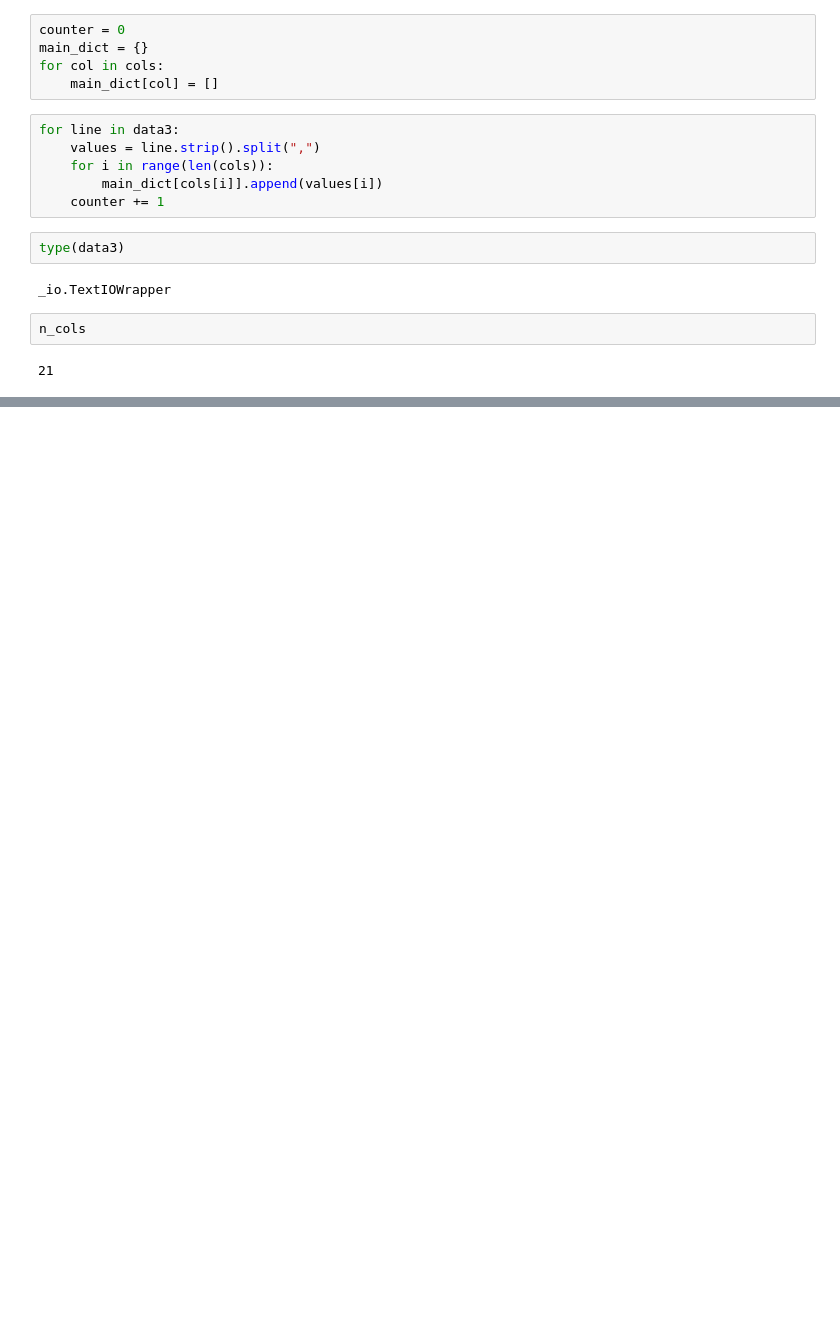
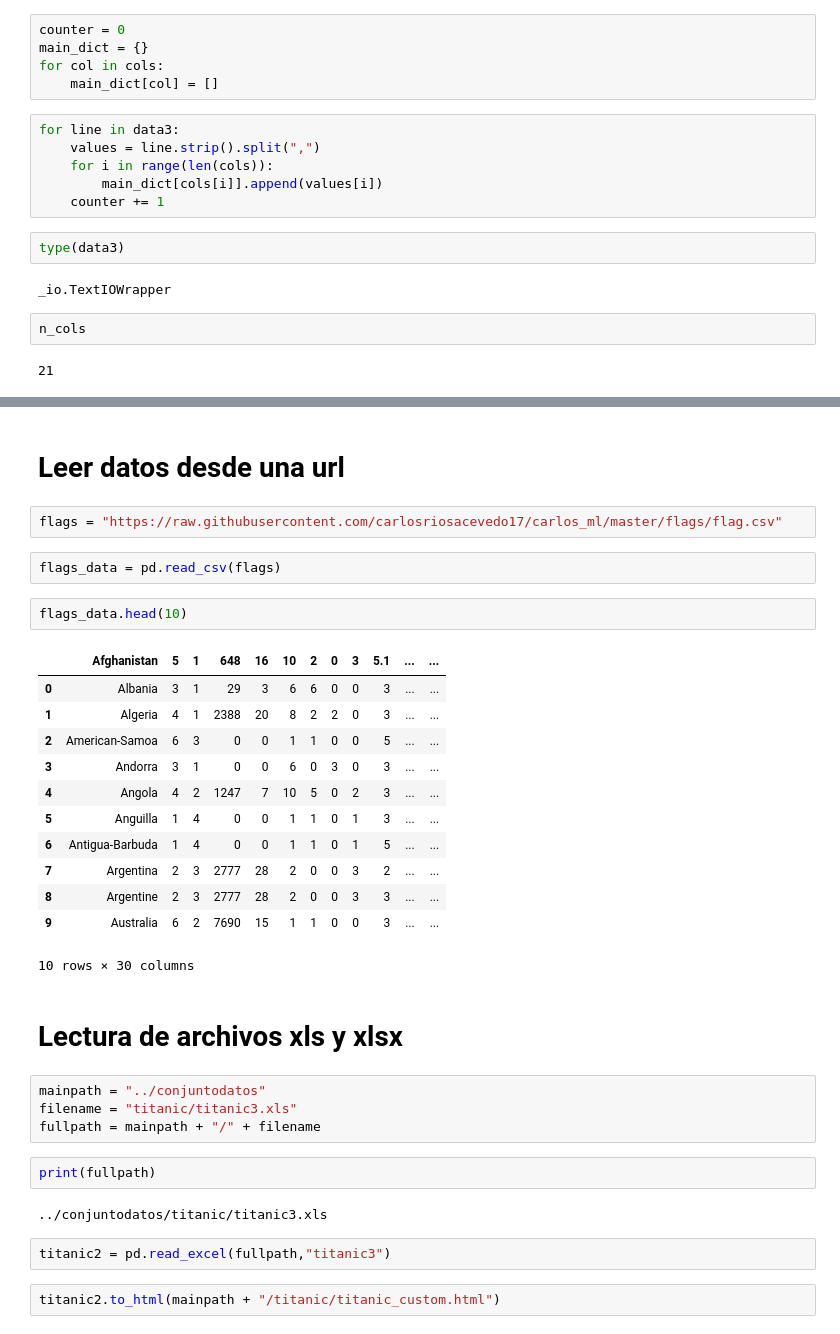
Before and after one commit to carlosriosacevedo17/mlverano, a Jupyter notebook: lecturas_csv.ipynb, the cells around one changed output, grey strips where cells are left out. Cells and saved outputs as stored; diff of their text form; blank space fills up the shorter version.

```diff
--- a/lecturas_csv.ipynb
+++ b/lecturas_csv.ipynb
@@ -107,0 +142,35 @@ n_cols
+# %% [markdown]
+# Leer datos desde una url
+# %%
+flags = "https://raw.githubusercontent.com/carlosriosacevedo17/carlos_ml/master/flags/flag.csv"
+# %%
+flags_data = pd.read_csv(flags)
+# %%
+flags_data.head(10)
+# %% [output]
+|  | Afghanistan | 5 | 1 | 648 | 16 | 10 | 2 | 0 | 3 | 5.1 | ... | ... |
+| 0 | Albania | 3 | 1 | 29 | 3 | 6 | 6 | 0 | 0 | 3 | ... | ... |
+| 1 | Algeria | 4 | 1 | 2388 | 20 | 8 | 2 | 2 | 0 | 3 | ... | ... |
+| 2 | American-Samoa | 6 | 3 | 0 | 0 | 1 | 1 | 0 | 0 | 5 | ... | ... |
+| 3 | Andorra | 3 | 1 | 0 | 0 | 6 | 0 | 3 | 0 | 3 | ... | ... |
+| 4 | Angola | 4 | 2 | 1247 | 7 | 10 | 5 | 0 | 2 | 3 | ... | ... |
+| 5 | Anguilla | 1 | 4 | 0 | 0 | 1 | 1 | 0 | 1 | 3 | ... | ... |
+| 6 | Antigua-Barbuda | 1 | 4 | 0 | 0 | 1 | 1 | 0 | 1 | 5 | ... | ... |
+| 7 | Argentina | 2 | 3 | 2777 | 28 | 2 | 0 | 0 | 3 | 2 | ... | ... |
+| 8 | Argentine | 2 | 3 | 2777 | 28 | 2 | 0 | 0 | 3 | 3 | ... | ... |
+| 9 | Australia | 6 | 2 | 7690 | 15 | 1 | 1 | 0 | 0 | 3 | ... | ... |
+10 rows × 30 columns
+# %% [markdown]
+# Lectura de archivos xls y xlsx
+# %%
+mainpath = "../conjuntodatos"
+filename = "titanic/titanic3.xls"
+fullpath = mainpath + "/" + filename
+# %%
+print(fullpath)
+# %% [output]
+../conjuntodatos/titanic/titanic3.xls
+# %%
+titanic2 = pd.read_excel(fullpath,"titanic3")
+# %%
+titanic2.to_html(mainpath + "/titanic/titanic_custom.html")
```
Also changed, not shown: parts of 9 cells of this notebook.
